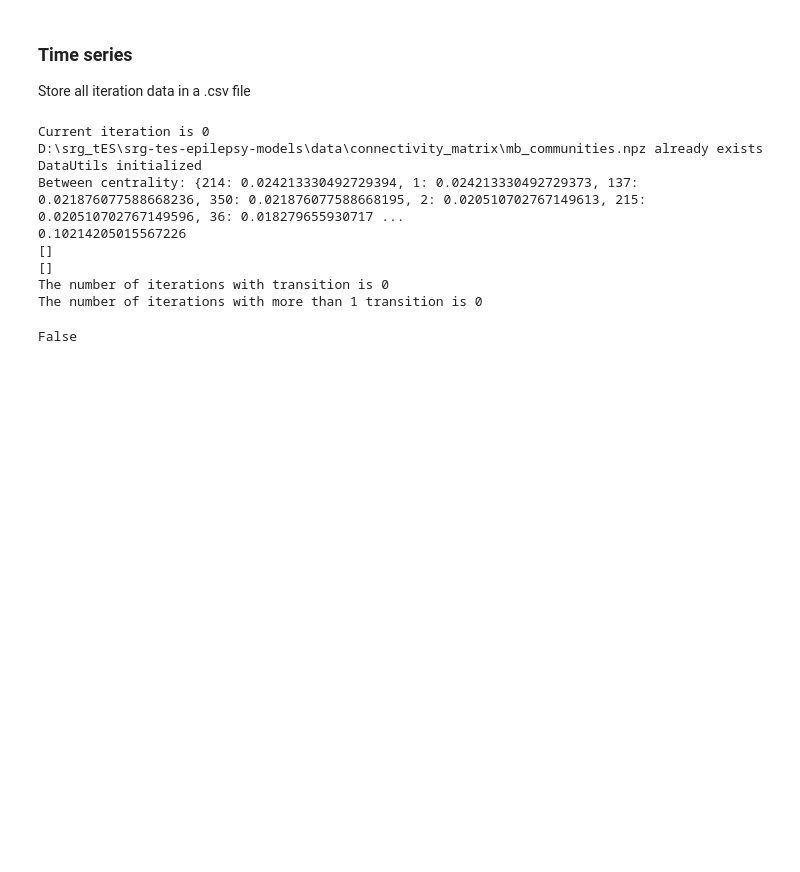
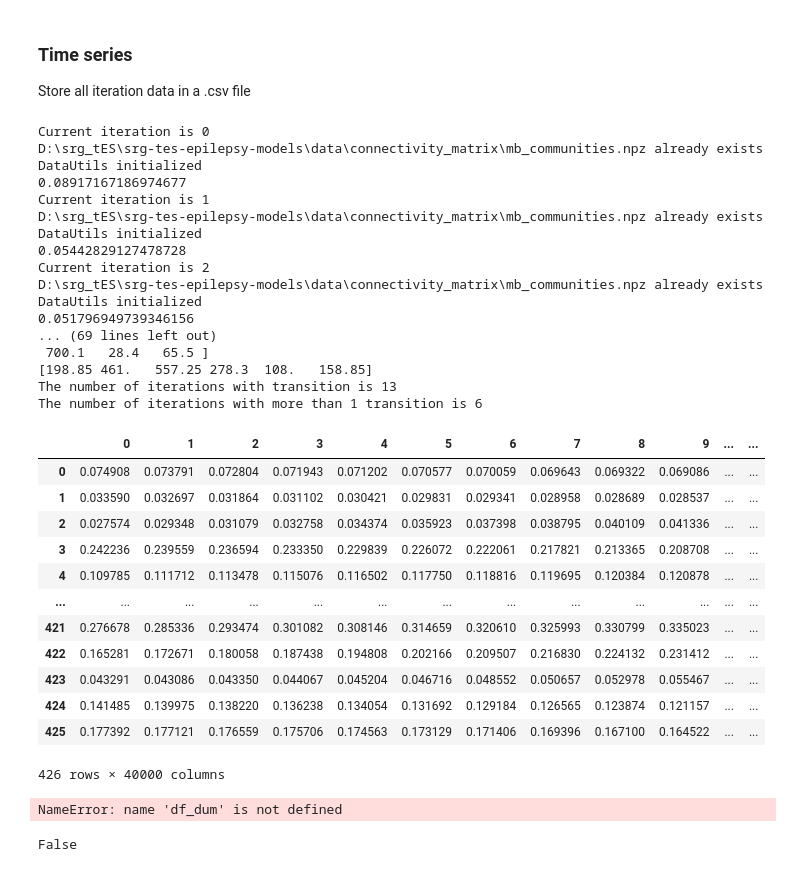
Before and after one commit to csndl-iitd/srg-tes-epilepsy-models, a Jupyter notebook: analysis/notebooks/MBN_Res_Constraint.ipynb, the cells around one changed output. Drawn from its saved outputs; the diff is of its cells as text; code cells hidden in the pictures; blank space fills up the shorter version.

```diff
--- a/analysis/notebooks/MBN_Res_Constraint.ipynb
+++ b/analysis/notebooks/MBN_Res_Constraint.ipynb
@@ -13,10 +13,10 @@ import pandas as pd
 Store all iteration data in a .csv file
 # %%
 #put network you are using eg, full, node removed
-name='RE'
+name='FN'
 
 #put itr as number of iterations you want
-itr=1
+itr=20
 #to get and store iterations data
 c=0
 
@@ -50,7 +50,7 @@ while c<itr:
     #changing headers to number of iterations
     df_itr.columns=range(0,df_itr.shape[1])
     #storing dataframe in csv file
-    #df_itr.to_csv("data.csv")
+    df_itr.to_pickle("D:\srg_tES\srg-tes-epilepsy-models\data\itr.bz2",compression='bz2')
 
     #smoothing the dataframe
     df_smooth=df.rolling(window=800, center=True).mean()
@@ -174,18 +174,46 @@ print(f'The number of iterations with more than 1 transition is {len(state_time)
 
 # df_tt.to_csv('tt_200.csv')
 # df_st.to_csv('st_200.csv')
-# df_loc_data=df_loc_data.astype(np.float32)
-# df_loc_data.to_pickle('l200.bz2',compression='bz2')
+df_loc_data=df_loc_data.astype(np.float32)
+df_loc_data.to_pickle('l200.bz2',compression='bz2')
 # %% [output]
 Current iteration is 0
 D:\srg_tES\srg-tes-epilepsy-models\data\connectivity_matrix\mb_communities.npz already exists
 DataUtils initialized
-Between centrality: {214: 0.024213330492729394, 1: 0.024213330492729373, 137: 0.021876077588668236, 350: 0.021876077588668195, 2: 0.020510702767149613, 215: 0.020510702767149596, 36: 0.018279655930717 ...
-0.10214205015567226
-[]
-[]
-The number of iterations with transition is 0
-The number of iterations with more than 1 transition is 0
+0.08917167186974677
+Current iteration is 1
+D:\srg_tES\srg-tes-epilepsy-models\data\connectivity_matrix\mb_communities.npz already exists
+DataUtils initialized
+0.05442829127478728
+Current iteration is 2
+D:\srg_tES\srg-tes-epilepsy-models\data\connectivity_matrix\mb_communities.npz already exists
+DataUtils initialized
+0.051796949739346156
+... (69 lines left out)
+ 700.1   28.4   65.5 ]
+[198.85 461.   557.25 278.3  108.   158.85]
+The number of iterations with transition is 13
+The number of iterations with more than 1 transition is 6
+# %%
+mbn.df_loc
+# %% [output]
+|  | 0 | 1 | 2 | 3 | 4 | 5 | 6 | 7 | 8 | 9 | ... | ... |
+| 0 | 0.074908 | 0.073791 | 0.072804 | 0.071943 | 0.071202 | 0.070577 | 0.070059 | 0.069643 | 0.069322 | 0.069086 | ... | ... |
+| 1 | 0.033590 | 0.032697 | 0.031864 | 0.031102 | 0.030421 | 0.029831 | 0.029341 | 0.028958 | 0.028689 | 0.028537 | ... | ... |
+| 2 | 0.027574 | 0.029348 | 0.031079 | 0.032758 | 0.034374 | 0.035923 | 0.037398 | 0.038795 | 0.040109 | 0.041336 | ... | ... |
+| 3 | 0.242236 | 0.239559 | 0.236594 | 0.233350 | 0.229839 | 0.226072 | 0.222061 | 0.217821 | 0.213365 | 0.208708 | ... | ... |
+| 4 | 0.109785 | 0.111712 | 0.113478 | 0.115076 | 0.116502 | 0.117750 | 0.118816 | 0.119695 | 0.120384 | 0.120878 | ... | ... |
+| ... | ... | ... | ... | ... | ... | ... | ... | ... | ... | ... | ... | ... |
+| 421 | 0.276678 | 0.285336 | 0.293474 | 0.301082 | 0.308146 | 0.314659 | 0.320610 | 0.325993 | 0.330799 | 0.335023 | ... | ... |
+| 422 | 0.165281 | 0.172671 | 0.180058 | 0.187438 | 0.194808 | 0.202166 | 0.209507 | 0.216830 | 0.224132 | 0.231412 | ... | ... |
+| 423 | 0.043291 | 0.043086 | 0.043350 | 0.044067 | 0.045204 | 0.046716 | 0.048552 | 0.050657 | 0.052978 | 0.055467 | ... | ... |
+| 424 | 0.141485 | 0.139975 | 0.138220 | 0.136238 | 0.134054 | 0.131692 | 0.129184 | 0.126565 | 0.123874 | 0.121157 | ... | ... |
+| 425 | 0.177392 | 0.177121 | 0.176559 | 0.175706 | 0.174563 | 0.173129 | 0.171406 | 0.169396 | 0.167100 | 0.164522 | ... | ... |
+426 rows × 40000 columns
+# %%
+df_dum.to_pickle(r'D:\srg_tES\srg-tes-epilepsy-models\data\test_lo.bz2',compression='.bz2')
+# %% [output]
+NameError: name 'df_dum' is not defined
 # %%
 from pathlib import Path
 INTER_REGION_CONN_FILE=Path("data") / "processed" / "ipsilateral_original_conn_filtered.csv"
```
Also changed, not shown: 6 other files.
